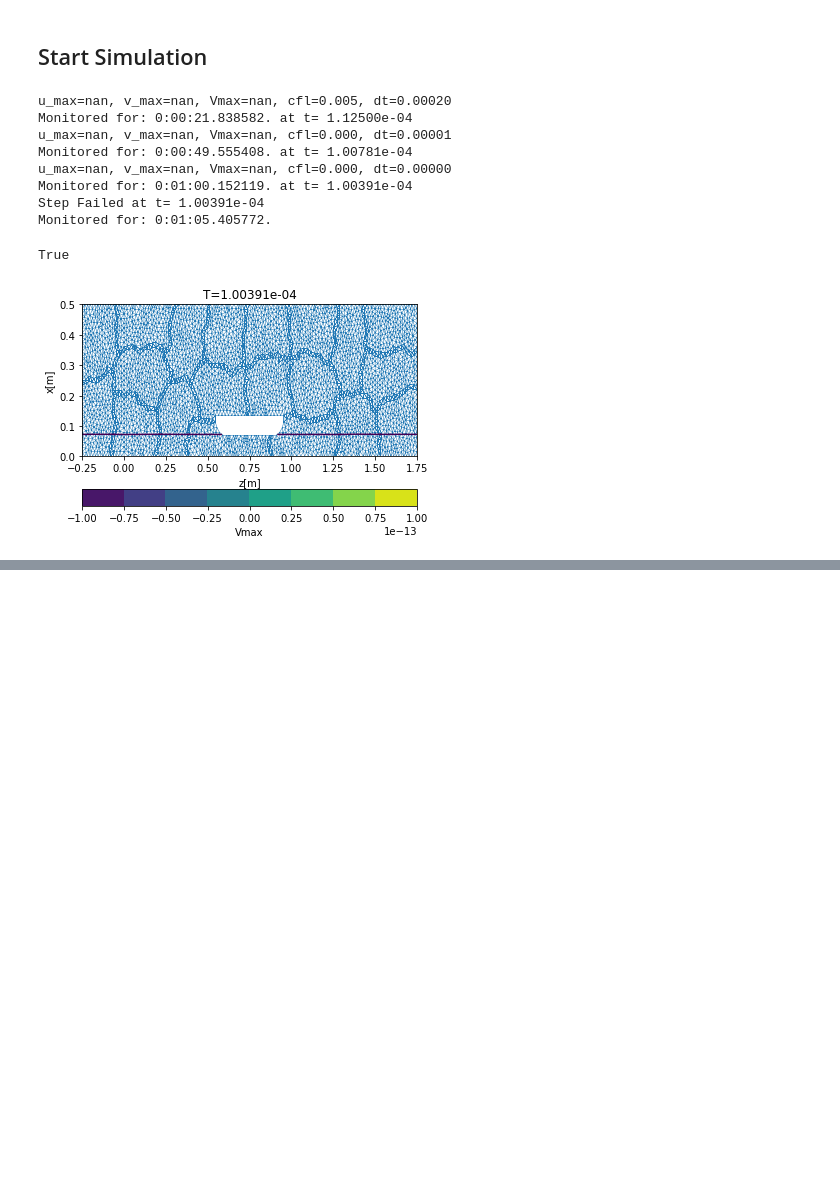
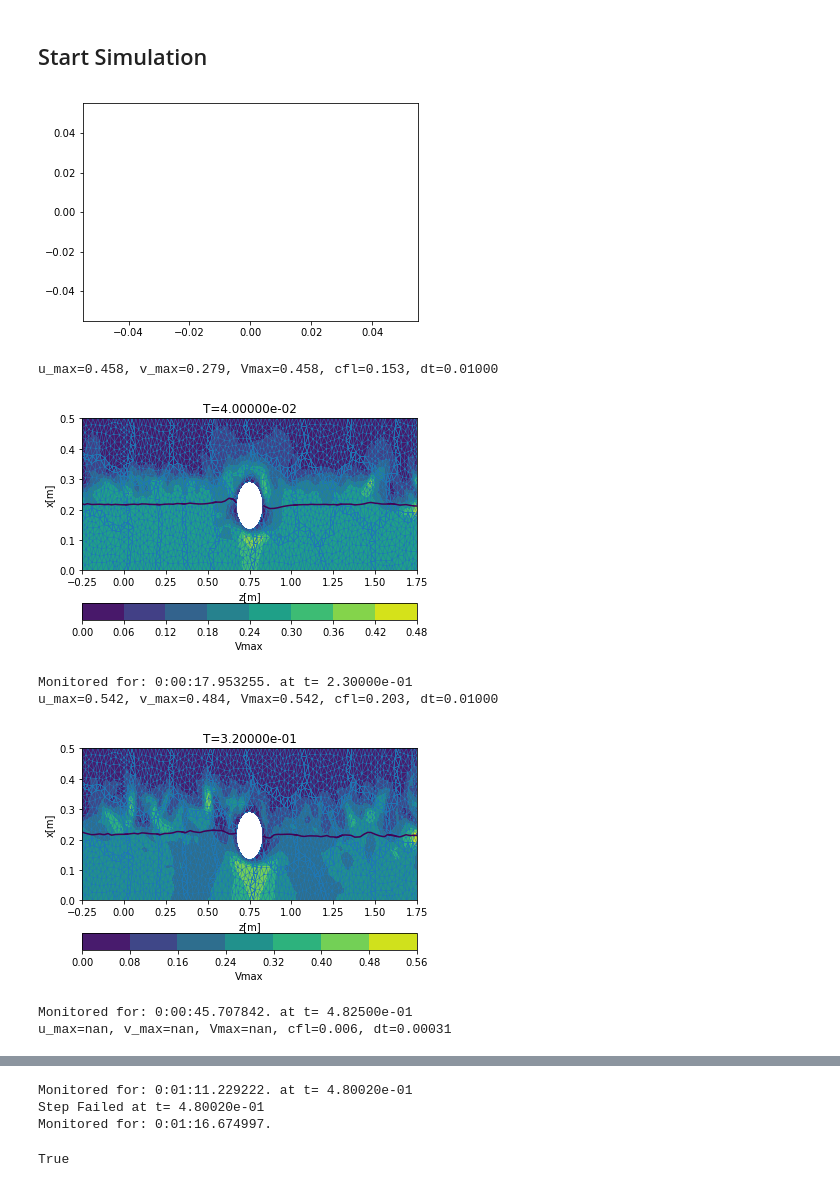
Before and after one commit to erdc/air-water-vv, a Jupyter notebook: 2d/Interactive/Temp_Flume_GUI/Experiments_Parallel.ipynb, the cells around one changed output, grey strips where cells are left out. Cells and saved outputs as stored; diff of their text form; code cells hidden in the pictures; blank space fills up the shorter version.

Commit message:
Working version parallel and serial, add sphere to test

```diff
--- a/2d/Interactive/Temp_Flume_GUI/Experiments_Parallel.ipynb
+++ b/2d/Interactive/Temp_Flume_GUI/Experiments_Parallel.ipynb
@@ -42,22 +42,15 @@ print "MPI rank: %i/%i" % (mpi.rank,mpi.size)
 
 #Experimental Case
 scale=21        # Scale could be 21 or 25
-index=0         #Refer to DoE_TempFlume.xlsx to check case conditions
+index=10         #Refer to DoE_TempFlume.xlsx to check case conditions
 
 #Parameters
-dt=0.001             # Maximum dt, adaptive enabled (desired cfl=0.85)
-T=4                # Total Simulation Time
-Tank_he=0.02        # Domain he
-Caisson_he=0.02     # Interpolation distance of caisson perimeter
-Sphere=False         # Replace Caisson with sphere for testing of parameters
-
-
-# Base Model, replace the model with tempFlume_test for testing
-# tempFlume is the most stable version until now.
-import tempFlume as plant
-reload(plant)
-import tempFlume_so as plant_so
-reload(plant_so)
+dt=0.001            # Maximum dt, adaptive enabled (desired cfl=0.85)
+T=4                 # Total Simulation Time
+Tank_he=0.03        # Domain he
+Caisson_he=0.03     # Interpolation distance of caisson perimeter
+enSphere=True        # Replace Caisson with sphere for testing of parameters
+radius=0.08
 # %% [output]
 <AsyncResult: execute>
 # %% [markdown]
@@ -68,6 +61,14 @@ reload(plant_so)
 %%px --block
 import sys
 sys.path.append('/home/user/JorgeMijares/air-water-vv/2d/Interactive/Temp_Flume_GUI')
+
+
+# Base Model, replace the model with tempFlume_test for testing
+# tempFlume is the most stable version until now.
+import tempFlume as plant
+reload(plant)
+import tempFlume_so as plant_so
+reload(plant_so)
 
 import proteus
 ## Required imports
@@ -122,6 +123,8 @@ plant.opts.caisson_scale=float(scale)
 plant.opts.caisson_Yoffset=-offset
 
 
+plant.opts.sphere=enSphere
+plant.opts.sphereRadius=radius
 plant.opts.dt_fixed = dt
 plant.opts.T = T
 plant.opts.he = Tank_he
@@ -346,18 +350,18 @@ simulation_thread.start()
 # %%
 %matplotlib inline
 import matplotlib.pyplot as plt
 fig=plt.figure()
+plt.plot([])
+plt.show()
 showTriangles=True
 showAir=False
 monitor_simulation(refresh=5.0)
 # %% [output]
+[figure, new version]
-u_max=nan, v_max=nan, Vmax=nan, cfl=0.005, dt=0.00020
-Monitored for: 0:00:21.838582. at t= 1.12500e-04
-u_max=nan, v_max=nan, Vmax=nan, cfl=0.000, dt=0.00001
-Monitored for: 0:00:49.555408. at t= 1.00781e-04
-u_max=nan, v_max=nan, Vmax=nan, cfl=0.000, dt=0.00000
-Monitored for: 0:01:00.152119. at t= 1.00391e-04
-Step Failed at t= 1.00391e-04
-Monitored for: 0:01:05.405772.
+u_max=0.458, v_max=0.279, Vmax=0.458, cfl=0.153, dt=0.01000
+[figure, added]
-True
+Monitored for: 0:00:17.953255. at t= 2.30000e-01
+u_max=0.542, v_max=0.484, Vmax=0.542, cfl=0.203, dt=0.01000
-[figure, old version]
+[figure, added]
+Monitored for: 0:00:45.707842. at t= 4.82500e-01
+u_max=nan, v_max=nan, Vmax=nan, cfl=0.006, dt=0.00031
@@ -363,0 +369,4 @@ True
+Monitored for: 0:01:11.229222. at t= 4.80020e-01
+Step Failed at t= 4.80020e-01
+Monitored for: 0:01:16.674997.
+True
```
Also changed, not shown: parts of 3 cells of this notebook, 4 other files.
